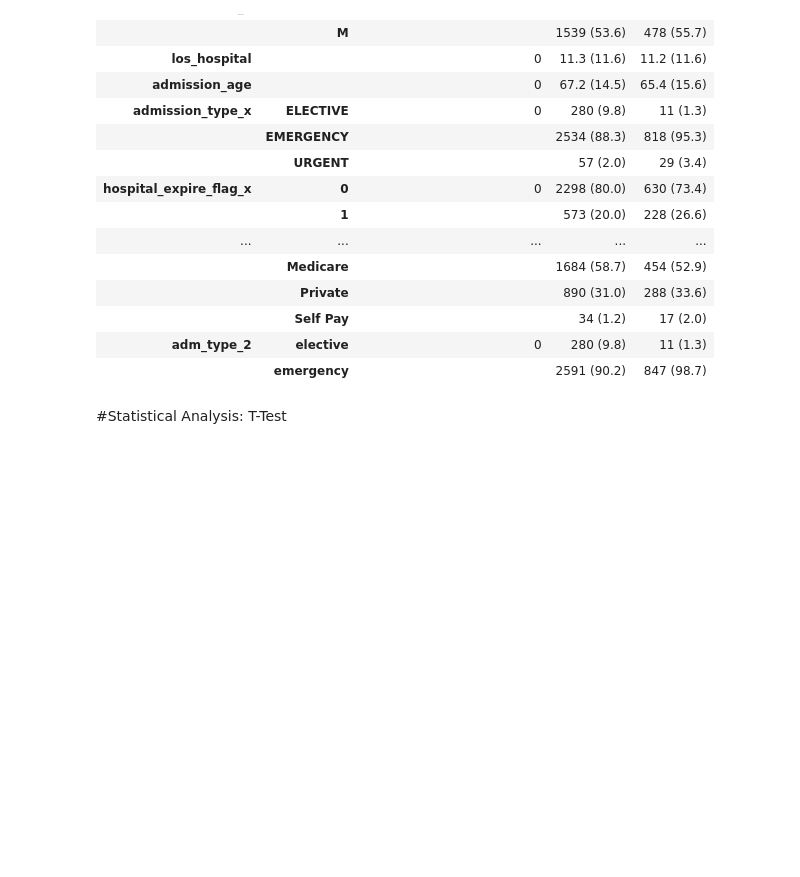
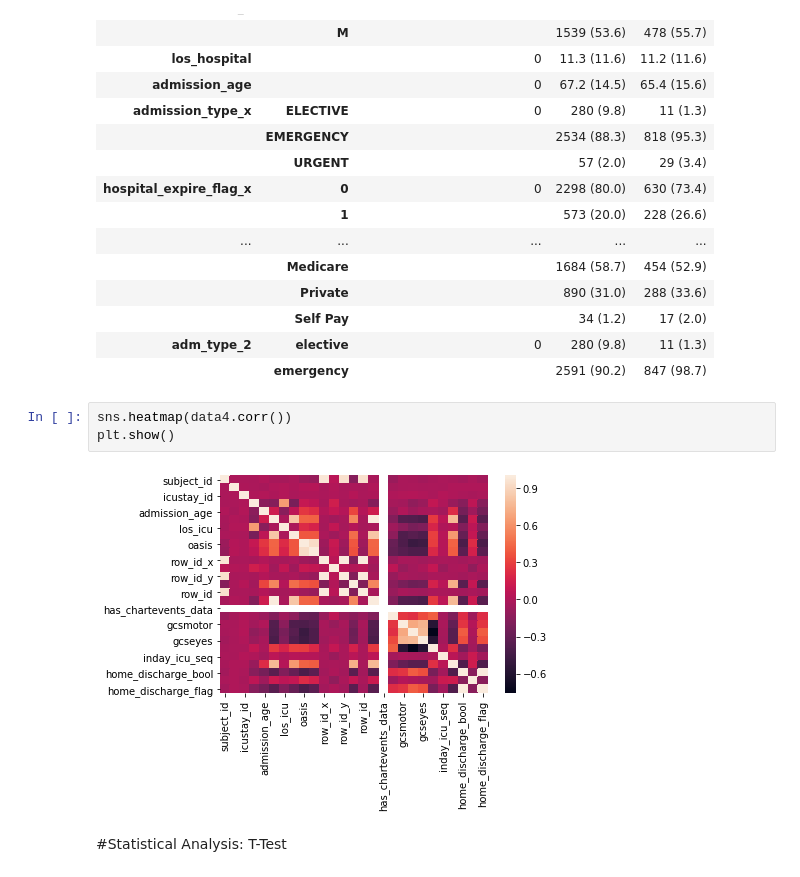
Before and after one commit to the-moose-machine/medical, a Jupyter notebook: WeekendStrokeMortality_accurate.ipynb, the cells around one changed output. Cells and saved outputs as stored; diff of their text form; blank space fills up the shorter version.

```diff
--- a/WeekendStrokeMortality_accurate.ipynb
+++ b/WeekendStrokeMortality_accurate.ipynb
@@ -1286,6 +1297,11 @@ t.tableone
 |  | Self Pay |  | 34 (1.2) | 17 (2.0) |
 | adm_type_2 | elective | 0 | 280 (9.8) | 11 (1.3) |
 |  | emergency |  | 2591 (90.2) | 847 (98.7) |
+# %%
+sns.heatmap(data4.corr())
+plt.show()
+# %% [output]
+[figure, added]
 # %% [markdown]
 #Statistical Analysis: T-Test
 # %%
```
Also changed, not shown: parts of 4 cells of this notebook.
